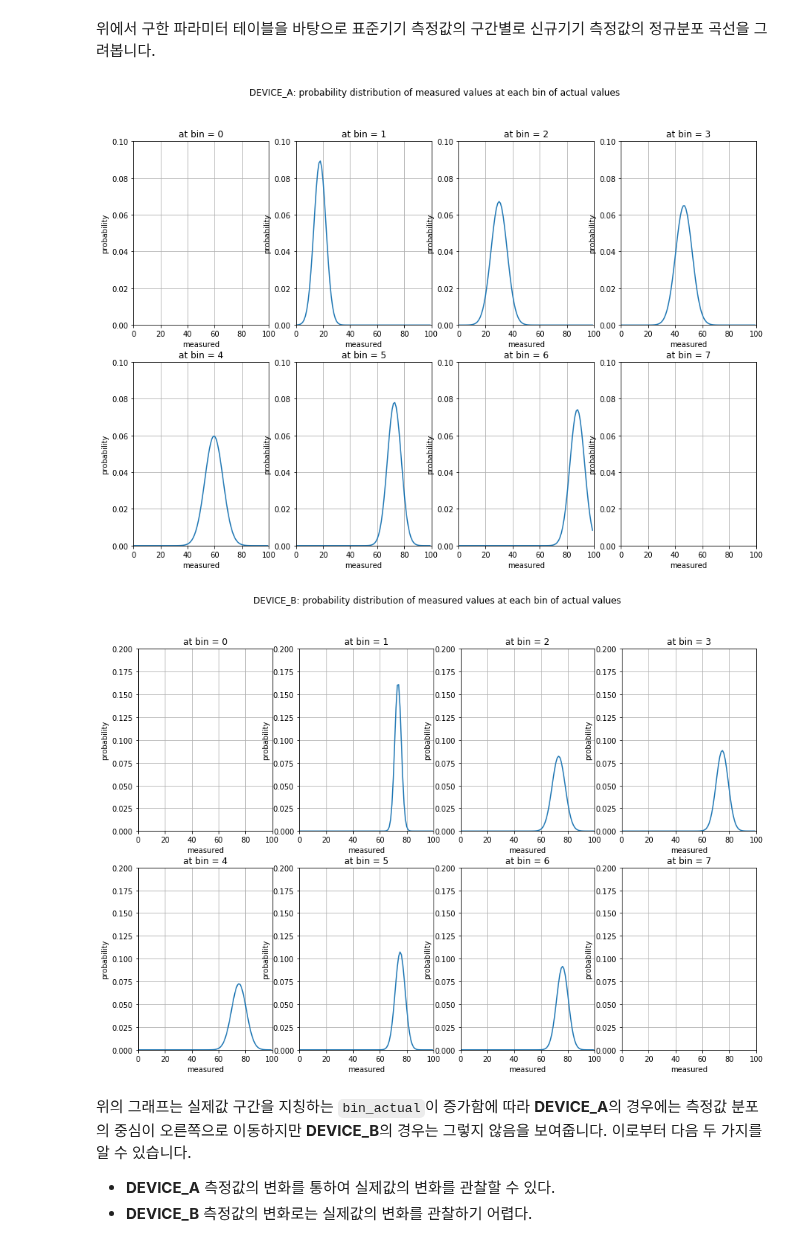
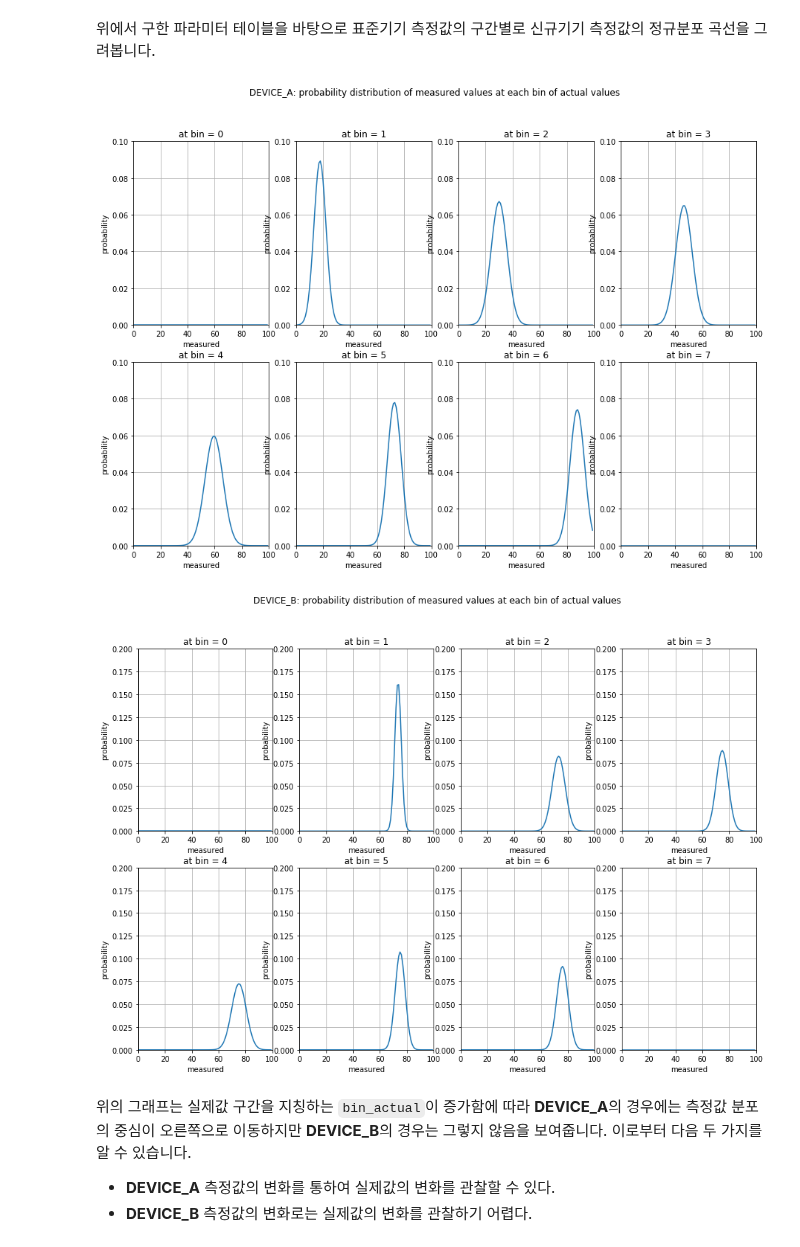
Before and after one commit to trvoid/ml-study, a Jupyter notebook: device-validation/device-validation-by-gaussian-distribution-model.ipynb, the cells around one changed output. Drawn from its saved outputs; the diff is of its cells as text; code cells hidden in the pictures.

```diff
--- a/device-validation/device-validation-by-gaussian-distribution-model.ipynb
+++ b/device-validation/device-validation-by-gaussian-distribution-model.ipynb
@@ -289,29 +289,35 @@ param_table_b = get_param_table(frequency_table_b)
 # %%
 measured_arr = np.linspace(RANGE_MEASURED[0], RANGE_MEASURED[1], 100, endpoint = False)
 
 fig = plt.figure(figsize = (15, 10))
 fig.suptitle('DEVICE_A: probability distribution of measured values at each bin of actual values')
 for i in np.arange(BINS_ACTUAL):
     u, s = param_table_a[i]
-    pdf_arr = norm.pdf(measured_arr, u, s)
+    if np.isnan(u) or np.isnan(s):
+        pdf_arr = np.zeros(len(measured_arr))
+    else:
+        pdf_arr = norm.pdf(measured_arr, u, s)
 
     plt.subplot(241 + i)
     plt.plot(measured_arr, pdf_arr)
     plt.xlim(RANGE_MEASURED[0], RANGE_MEASURED[1])
     plt.ylim(0, 0.1)
     plt.grid(True)
     plt.xlabel('measured')
     plt.ylabel('probability')
     plt.title(f'at bin = {i}')
 plt.show()
 # %% [output]
-[figure, old version]
+[figure, new version]
 # %%
 fig = plt.figure(figsize = (15, 10))
 fig.suptitle('DEVICE_B: probability distribution of measured values at each bin of actual values')
 for i in np.arange(BINS_ACTUAL):
     u, s = param_table_b[i]
-    pdf_arr = norm.pdf(measured_arr, u, s)
+    if np.isnan(u) or np.isnan(s):
+        pdf_arr = np.zeros(len(measured_arr))
+    else:
+        pdf_arr = norm.pdf(measured_arr, u, s)
 
     plt.subplot(241 + i)
     plt.plot(measured_arr, pdf_arr)
@@ -323,7 +329,7 @@ for i in np.arange(BINS_ACTUAL):
     plt.title(f'at bin = {i}')
 plt.show()
 # %% [output]
-[figure, old version]
+[figure, new version]
 # %% [markdown]
 위의 그래프는 실제값 구간을 지칭하는 `bin_actual`이 증가함에 따라 **DEVICE_A**의 경우에는 측정값 분포의 중심이 오른쪽으로 이동하지만 **DEVICE_B**의 경우는 그렇지 않음을 보여줍니다. 이로부터 다음 두 가지를 알 수 있습니다.
 
```
Also changed, not shown: parts of 6 cells of this notebook, 1 other file.
